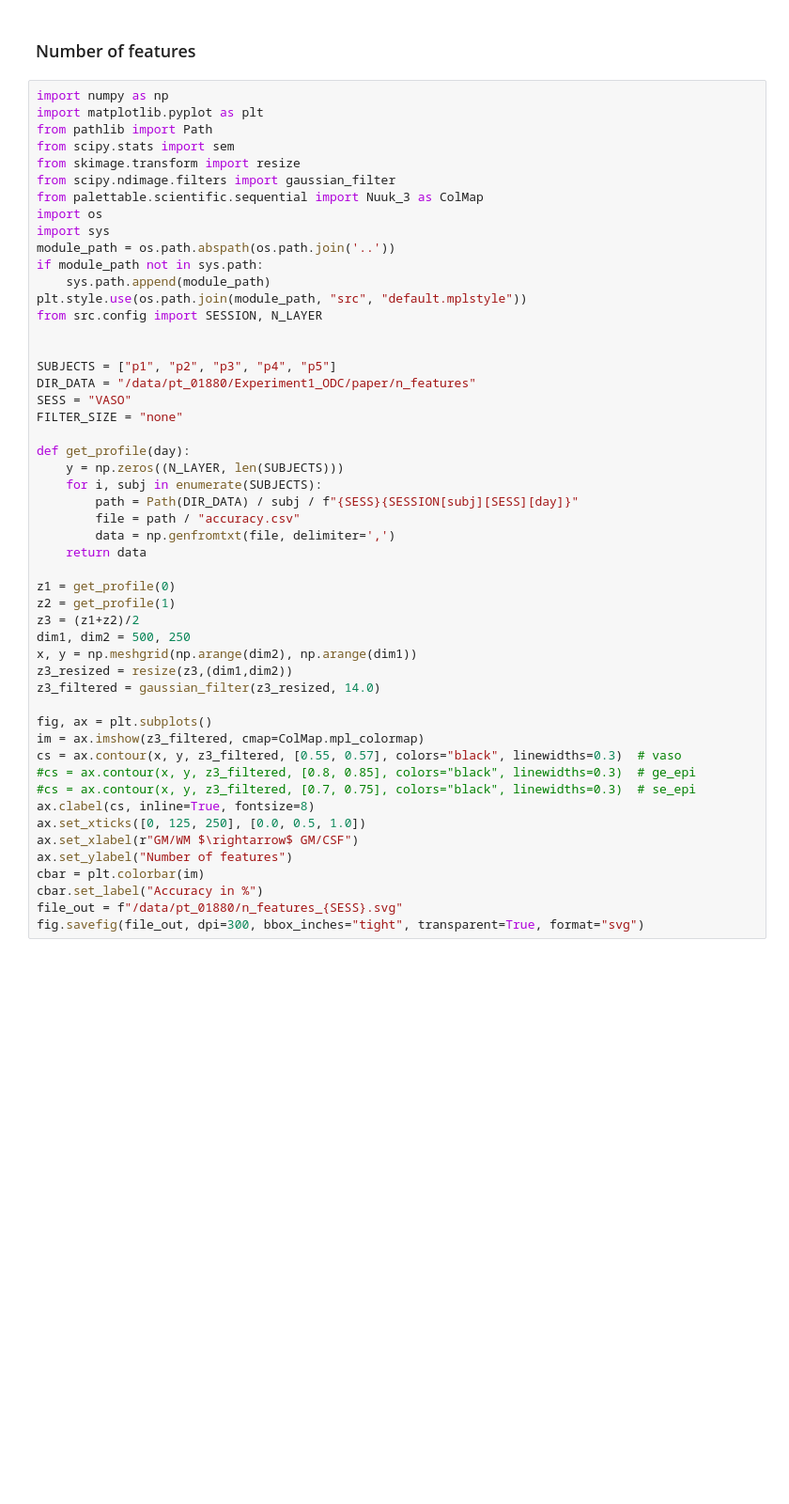
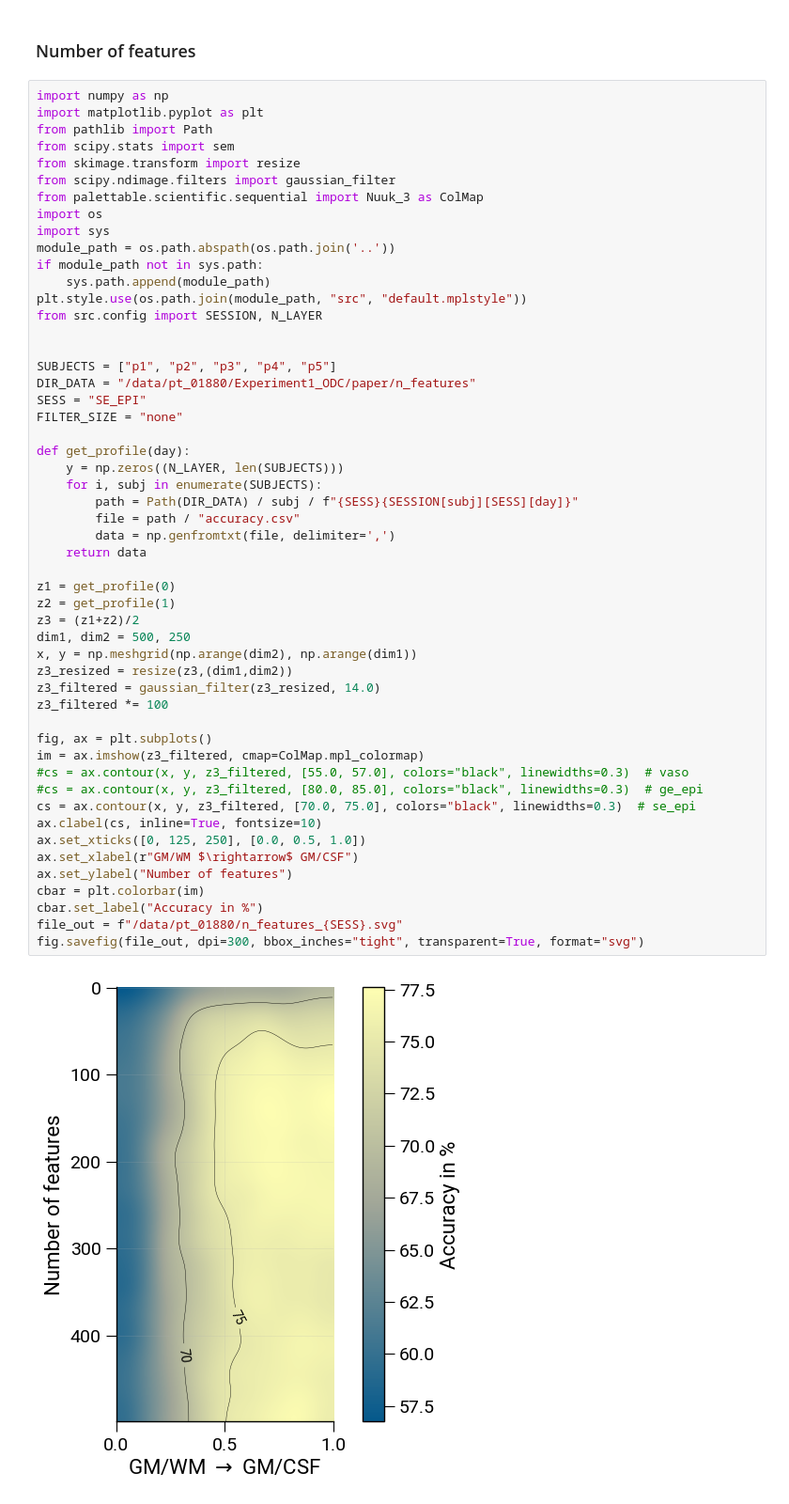
Before and after one commit to haenelt/odc, a Jupyter notebook: notebooks/decoding_profile.ipynb, the cells around one changed output. Shown at 94% size. Drawn from its saved outputs; the diff is of its cells as text; blank space fills up the shorter version.

```diff
--- a/notebooks/decoding_profile.ipynb
+++ b/notebooks/decoding_profile.ipynb
@@ -74,35 +74,38 @@ from src.config import SESSION, N_LAYER
 
 SUBJECTS = ["p1", "p2", "p3", "p4", "p5"]
 DIR_DATA = "/data/pt_01880/Experiment1_ODC/paper/n_features"
-SESS = "VASO"
+SESS = "SE_EPI"
 FILTER_SIZE = "none"
 
 def get_profile(day):
     y = np.zeros((N_LAYER, len(SUBJECTS)))
     for i, subj in enumerate(SUBJECTS):
         path = Path(DIR_DATA) / subj / f"{SESS}{SESSION[subj][SESS][day]}"
         file = path / "accuracy.csv"
         data = np.genfromtxt(file, delimiter=',')
     return data
 
 z1 = get_profile(0)
 z2 = get_profile(1)
 z3 = (z1+z2)/2
 dim1, dim2 = 500, 250
 x, y = np.meshgrid(np.arange(dim2), np.arange(dim1))
 z3_resized = resize(z3,(dim1,dim2))
 z3_filtered = gaussian_filter(z3_resized, 14.0)
+z3_filtered *= 100
 
 fig, ax = plt.subplots()
 im = ax.imshow(z3_filtered, cmap=ColMap.mpl_colormap)
-cs = ax.contour(x, y, z3_filtered, [0.55, 0.57], colors="black", linewidths=0.3)  # vaso
-#cs = ax.contour(x, y, z3_filtered, [0.8, 0.85], colors="black", linewidths=0.3)  # ge_epi
-#cs = ax.contour(x, y, z3_filtered, [0.7, 0.75], colors="black", linewidths=0.3)  # se_epi
-ax.clabel(cs, inline=True, fontsize=8)
+#cs = ax.contour(x, y, z3_filtered, [55.0, 57.0], colors="black", linewidths=0.3)  # vaso
+#cs = ax.contour(x, y, z3_filtered, [80.0, 85.0], colors="black", linewidths=0.3)  # ge_epi
+cs = ax.contour(x, y, z3_filtered, [70.0, 75.0], colors="black", linewidths=0.3)  # se_epi
+ax.clabel(cs, inline=True, fontsize=10)
 ax.set_xticks([0, 125, 250], [0.0, 0.5, 1.0])
 ax.set_xlabel(r"GM/WM $\rightarrow$ GM/CSF")
 ax.set_ylabel("Number of features")
 cbar = plt.colorbar(im)
 cbar.set_label("Accuracy in %")
 file_out = f"/data/pt_01880/n_features_{SESS}.svg"
 fig.savefig(file_out, dpi=300, bbox_inches="tight", transparent=True, format="svg")
+# %% [output]
+[figure, added]
```
